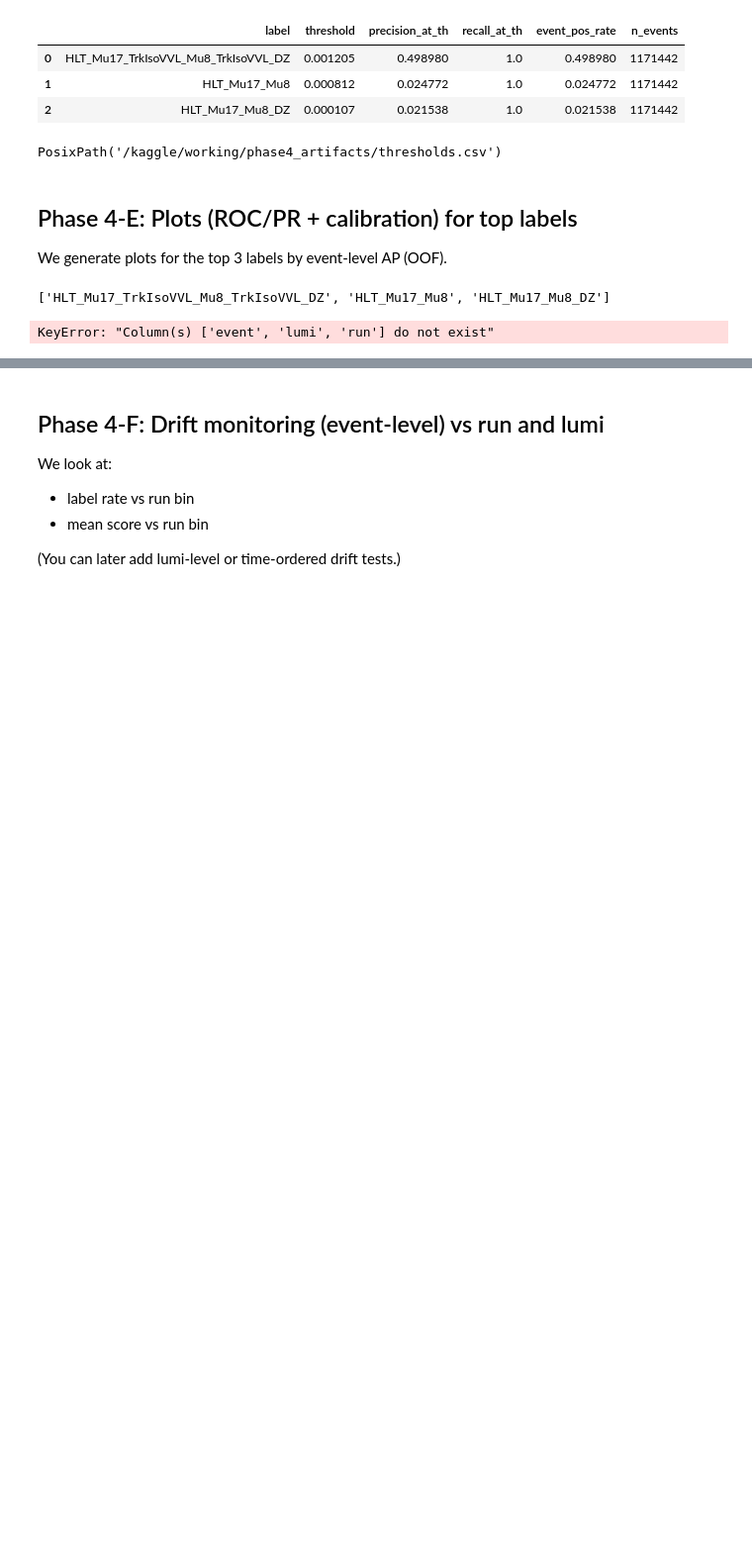
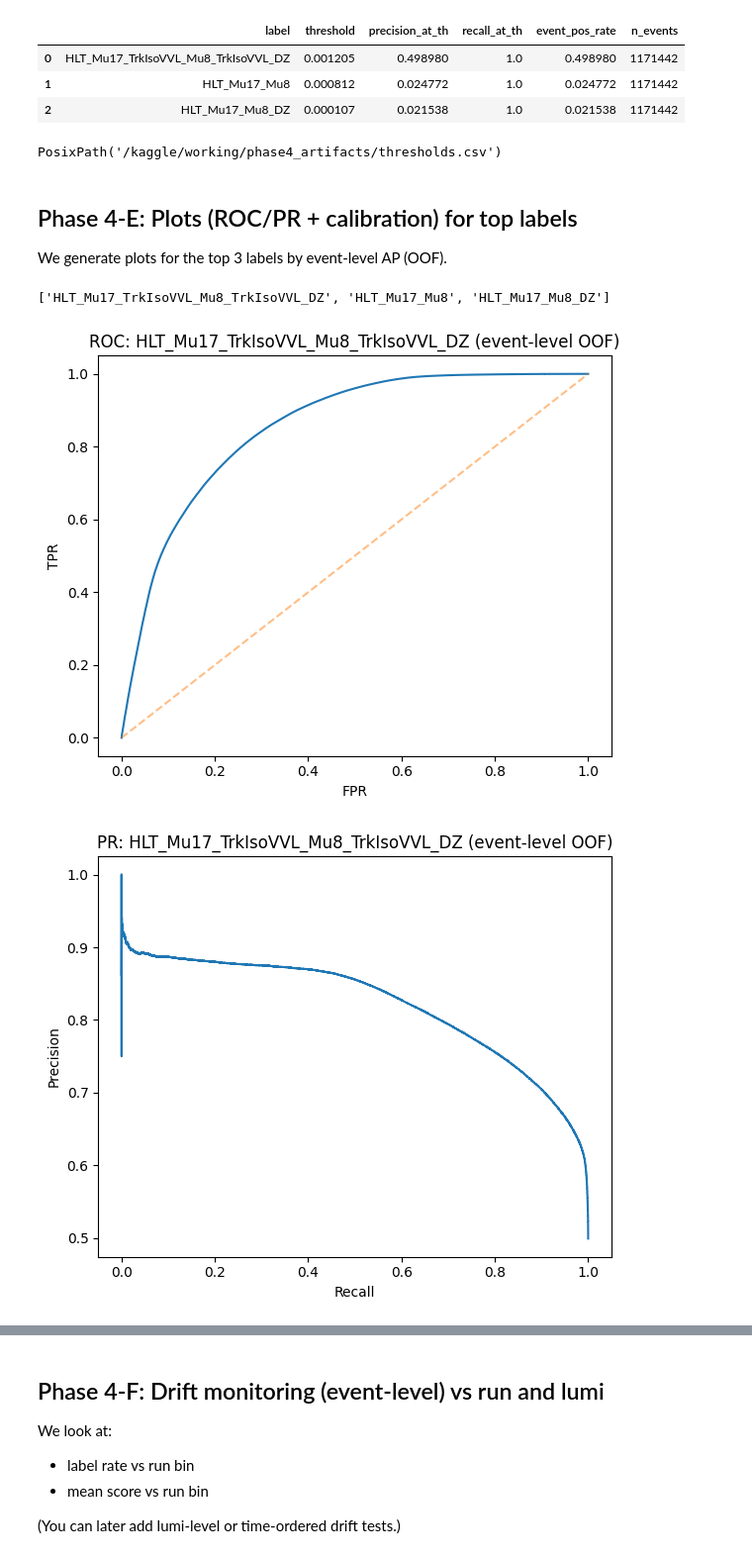
Before and after one commit to prajwal816/CMS-Collision-Detection, a Jupyter notebook: Phase4.ipynb, the cells around one changed output, grey strips where cells are left out. Shown at 99% size. Drawn from its saved outputs; the diff is of its cells as text; code cells hidden in the pictures; blank space fills up the shorter version.

```diff
--- a/Phase4.ipynb
+++ b/Phase4.ipynb
@@ -422,18 +422,24 @@ top_labels
 # %% [output]
 ['HLT_Mu17_TrkIsoVVL_Mu8_TrkIsoVVL_DZ', 'HLT_Mu17_Mu8', 'HLT_Mu17_Mu8_DZ']
 # %%
-# Cell 16 — Plot OOF event-level ROC/PR/Calibration for top labels
+# Cell 16 — Plot OOF event-level ROC/PR/Calibration for top labels (FIXED)
+
 for label in top_labels:
     oof = oof_scores[label]
-    tmp = df[["event_id"]].copy()
+
+    # IMPORTANT: include run/lumi/event because event_level_aggregate expects them
+    tmp = df[["event_id", "run", "lumi", "event"]].copy()
     tmp["y"] = df[label].astype(int).values
     tmp["score"] = oof
+
     ev = event_level_aggregate(tmp, score_col="score", label_col="y")
 
     title = f"{label} (event-level OOF)"
-    out_prefix = str(OUT / "plots" / label)
+    safe_name = label.replace("/", "_")
+    out_prefix = str(OUT / "plots" / safe_name)
 
     save_roc_pr(ev["y"].values, ev["score"].values, title, out_prefix)
     save_calibration(ev["y"].values, ev["score"].values, title, out_prefix)
 # %% [output]
-KeyError: "Column(s) ['event', 'lumi', 'run'] do not exist"
+[figure, added]
+[figure, added]
```
Also changed, not shown: parts of 3 cells of this notebook.
